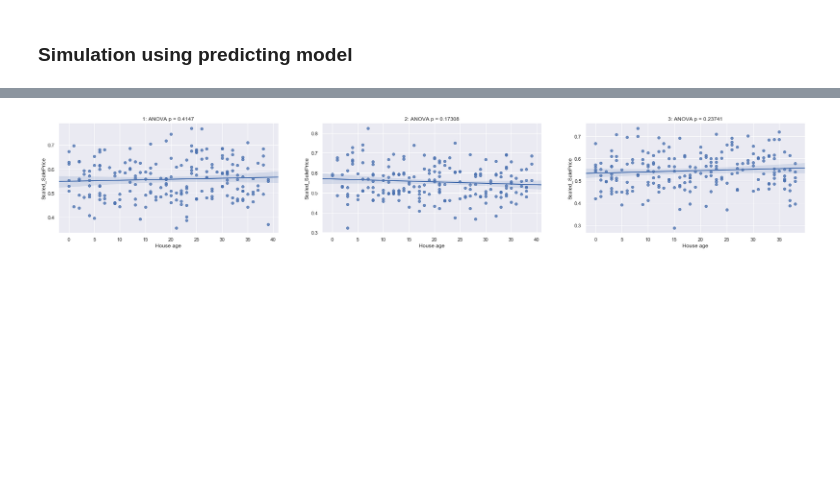
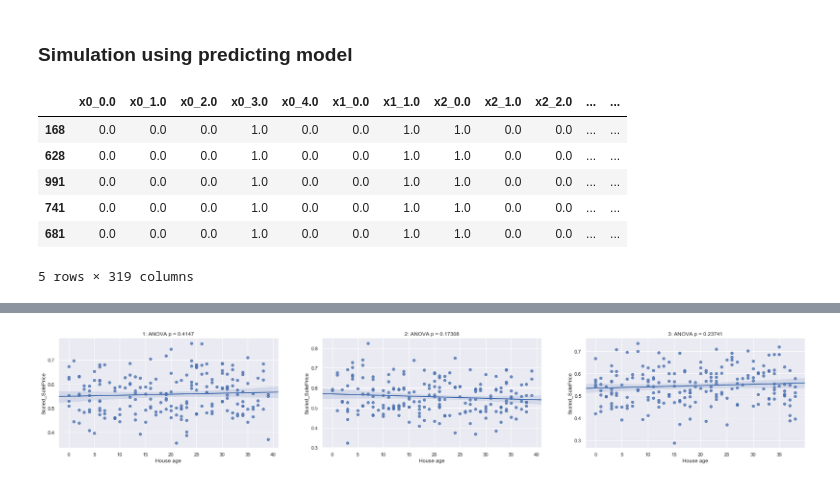
Before and after one commit to Shunling/CapstoneProjects, a Jupyter notebook: HousePriceRegression/Shirley_HousePriceRegression_EDA_StoryTelling.ipynb, the cells around one changed output, grey strips where cells are left out. Drawn from its saved outputs; the diff is of its cells as text; code cells hidden in the pictures; blank space fills up the shorter version.

```diff
--- a/HousePriceRegression/Shirley_HousePriceRegression_EDA_StoryTelling.ipynb
+++ b/HousePriceRegression/Shirley_HousePriceRegression_EDA_StoryTelling.ipynb
@@ -335,0 +337,11 @@ X = pd.read_csv('./data/X_input.csv',index_col=0)
+# %%
+df = X.join(y).sort_values('BedroomAbvGr')
+df.head()
+# %% [output]
+|  | x0_0.0 | x0_1.0 | x0_2.0 | x0_3.0 | x0_4.0 | x1_0.0 | x1_1.0 | x2_0.0 | x2_1.0 | x2_2.0 | ... | ... |
+| 168 | 0.0 | 0.0 | 0.0 | 1.0 | 0.0 | 0.0 | 1.0 | 1.0 | 0.0 | 0.0 | ... | ... |
+| 628 | 0.0 | 0.0 | 0.0 | 1.0 | 0.0 | 0.0 | 1.0 | 1.0 | 0.0 | 0.0 | ... | ... |
+| 991 | 0.0 | 0.0 | 0.0 | 1.0 | 0.0 | 0.0 | 1.0 | 1.0 | 0.0 | 0.0 | ... | ... |
+| 741 | 0.0 | 0.0 | 0.0 | 1.0 | 0.0 | 0.0 | 1.0 | 1.0 | 0.0 | 0.0 | ... | ... |
+| 681 | 0.0 | 0.0 | 0.0 | 1.0 | 0.0 | 0.0 | 1.0 | 1.0 | 0.0 | 0.0 | ... | ... |
+5 rows × 319 columns
```
Also changed, not shown: parts of 6 cells of this notebook.
